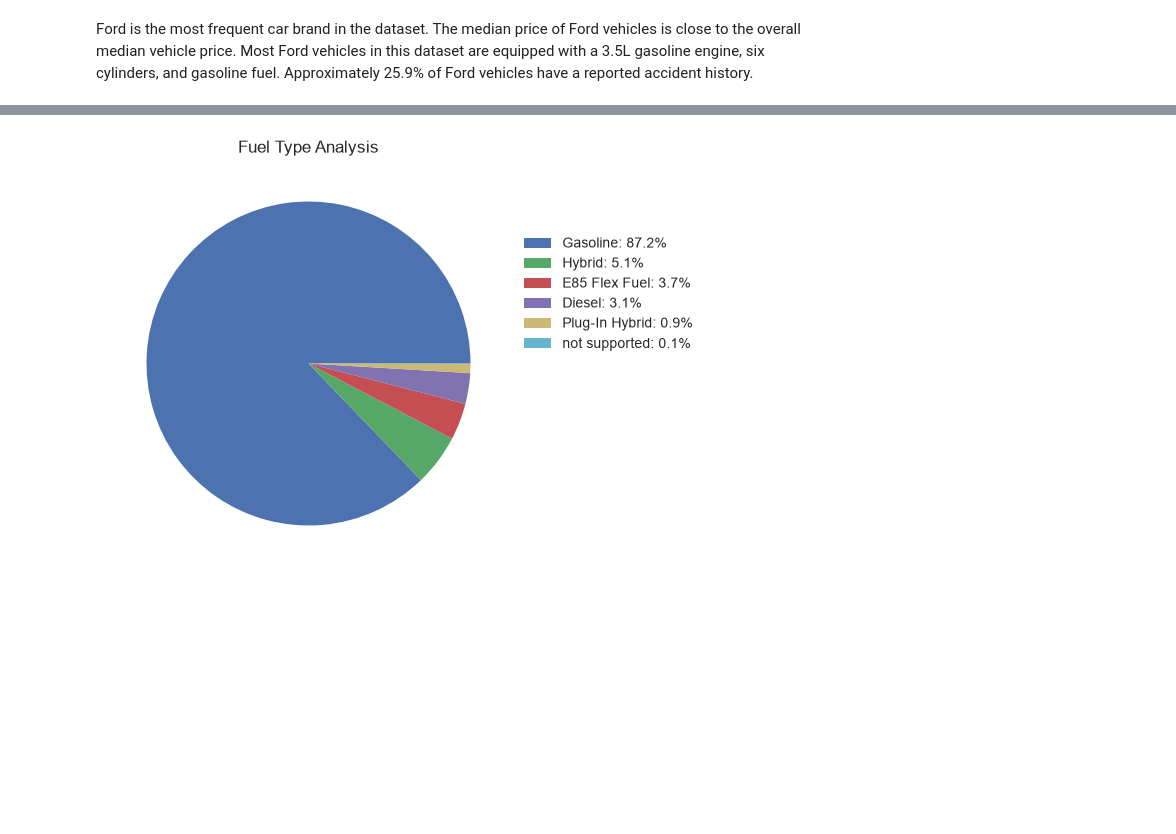
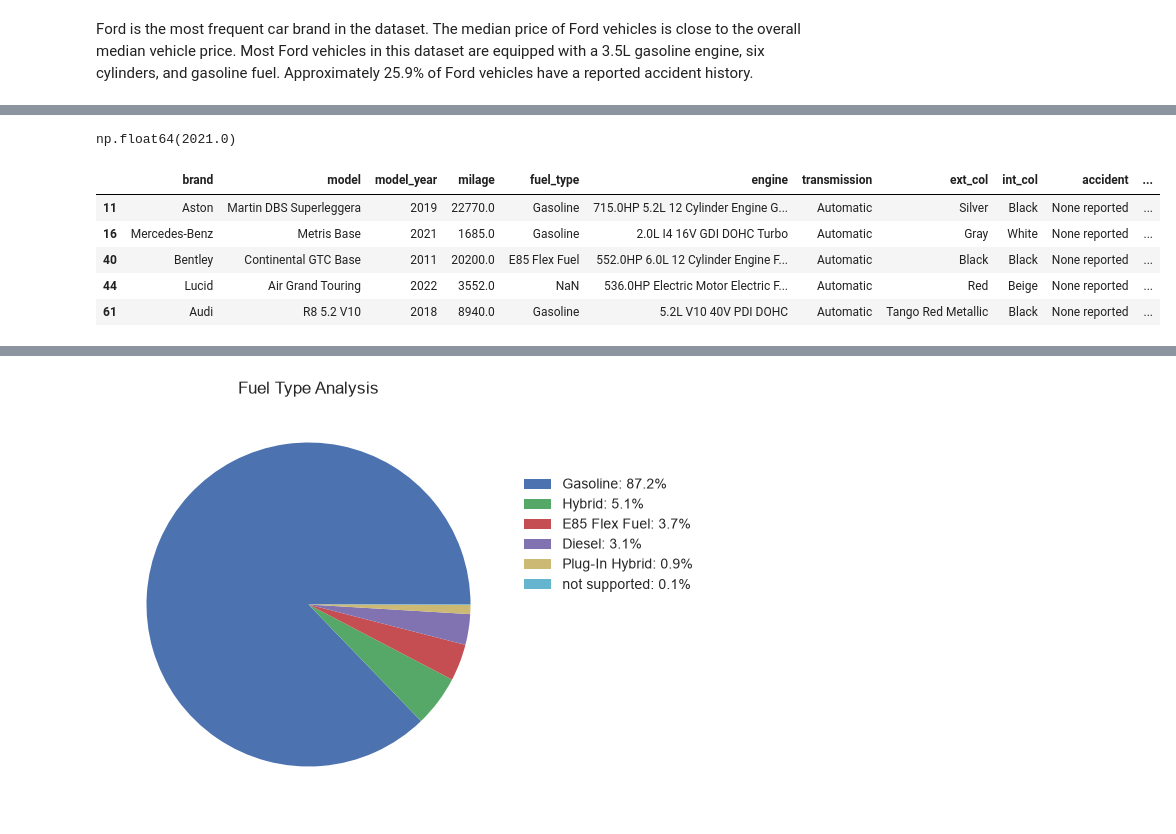
Before and after one commit to minaekramy12/Used-Cars-Price-Prediction-Project, a Jupyter notebook: notebooks/02_eda.ipynb, the cells around one changed output, grey strips where cells are left out. Saved outputs shown, nothing was run; the diff lists cells and outputs as text; code cells hidden in the pictures; blank space fills up the shorter version.

Commit message:
Try some investigations to inhance the model

```diff
--- a/notebooks/02_eda.ipynb
+++ b/notebooks/02_eda.ipynb
@@ -57,0 +89,13 @@ Ford is the most frequent car brand in the dataset. The median price of Ford veh
+# %%
+data[data.price >= 7.727460e+04].model_year.median()
+# %% [output]
+np.float64(2021.0)
+# %%
+data[data.price >= 7.727460e+04].head()
+# %% [output]
+|  | brand | model | model_year | milage | fuel_type | engine | transmission | ext_col | int_col | accident | ... |
+| 11 | Aston | Martin DBS Superleggera | 2019 | 22770.0 | Gasoline | 715.0HP 5.2L 12 Cylinder Engine G... | Automatic | Silver | Black | None reported | ... |
+| 16 | Mercedes-Benz | Metris Base | 2021 | 1685.0 | Gasoline | 2.0L I4 16V GDI DOHC Turbo | Automatic | Gray | White | None reported | ... |
+| 40 | Bentley | Continental GTC Base | 2011 | 20200.0 | E85 Flex Fuel | 552.0HP 6.0L 12 Cylinder Engine F... | Automatic | Black | Black | None reported | ... |
+| 44 | Lucid | Air Grand Touring | 2022 | 3552.0 | NaN | 536.0HP Electric Motor Electric F... | Automatic | Red | Beige | None reported | ... |
+| 61 | Audi | R8 5.2 V10 | 2018 | 8940.0 | Gasoline | 5.2L V10 40V PDI DOHC | Automatic | Tango Red Metallic | Black | None reported | ... |
```
Also changed, not shown: parts of 5 cells of this notebook.
